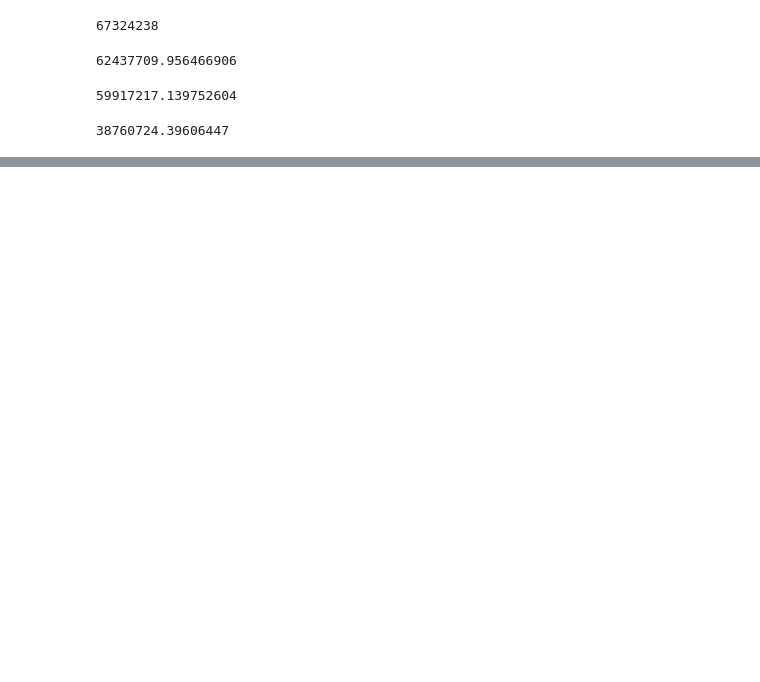
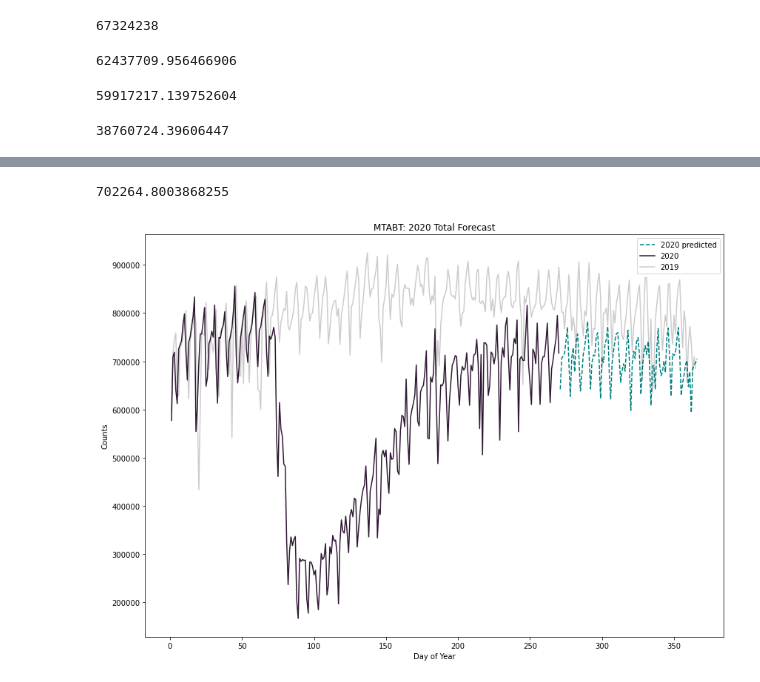
Before and after one commit to albertum1/Time_Series_MTABT, a Jupyter notebook: MTABT_Forecast.ipynb, the cells around one changed output, grey strips where cells are left out. Drawn from its saved outputs; the diff is of its cells as text; code cells hidden in the pictures; blank space fills up the shorter version.

```diff
--- a/MTABT_Forecast.ipynb
+++ b/MTABT_Forecast.ipynb
@@ -623,3 +641,9 @@ _pred_melt_phase4_df['2021-01-01':]['total'].sum()
 _pred_melt_lockdown_df['2021-01-01':]['total'].sum()
 # %% [output]
 38760724.39606447
+# %%
+_2020_pred = _pred_melt_phase4_df.copy(deep=True)
+_actual = _df.copy(deep=True)
+_actual.set_index('datetime', inplace=True)
+_2020_pred['dayofyear'] = _2020_pred.index.dayofyear
+_actual['dayofyear'] = _actual.index.dayofyear
@@ -625,0 +667,21 @@ _pred_melt_lockdown_df['2021-01-01':]['total'].sum()
+# %%
+_2020_pred[:'2020-12-31']['total'].mean()
+# %% [output]
+702264.8003868255
+# %%
+
+
+plt.figure(figsize=(14,10))
+plt.plot(_2020_pred[:'2020-12-31']['dayofyear'], _2020_pred[:'2020-12-31']['total'], color = 'teal', linewidth=1.5,linestyle = '--', label= '2020 predicted')
+plt.plot(_actual['2020-01-01':]['dayofyear'], _actual['2020-01-01':]['total'], color = '#301934',label = '2020')
+
+plt.plot(_actual['2019-01-01':'2019-12-31']['dayofyear'], _actual['2019-01-01':'2019-12-31']['total'], color = 'black', alpha = 0.2, label = '2019')
+plt.legend(loc='upper right')
+plt.xlabel('Day of Year')
+plt.ylabel('Counts')
+plt.title('MTABT: 2020 Total Forecast')
+# _percent_change = (_2020_pred[:'2020-12-31']['total'].mean() - _actual['2019-01-01':'2019-12-31']['total'].mean())/_actual['2019-01-01':'2019-12-31']['total'].mean() * 100
+# plt.annotate('{:.2f}%'.format(_percent_change), xy=(0.55, 0.10), xycoords='axes fraction', fontsize=70, color = 'orange')
+plt.savefig('Total_forecast', bbox_inches ='tight', pad_inches=0.5)
+# %% [output]
+[figure, added]
```
Also changed, not shown: parts of 20 cells of this notebook, 2 other files.
